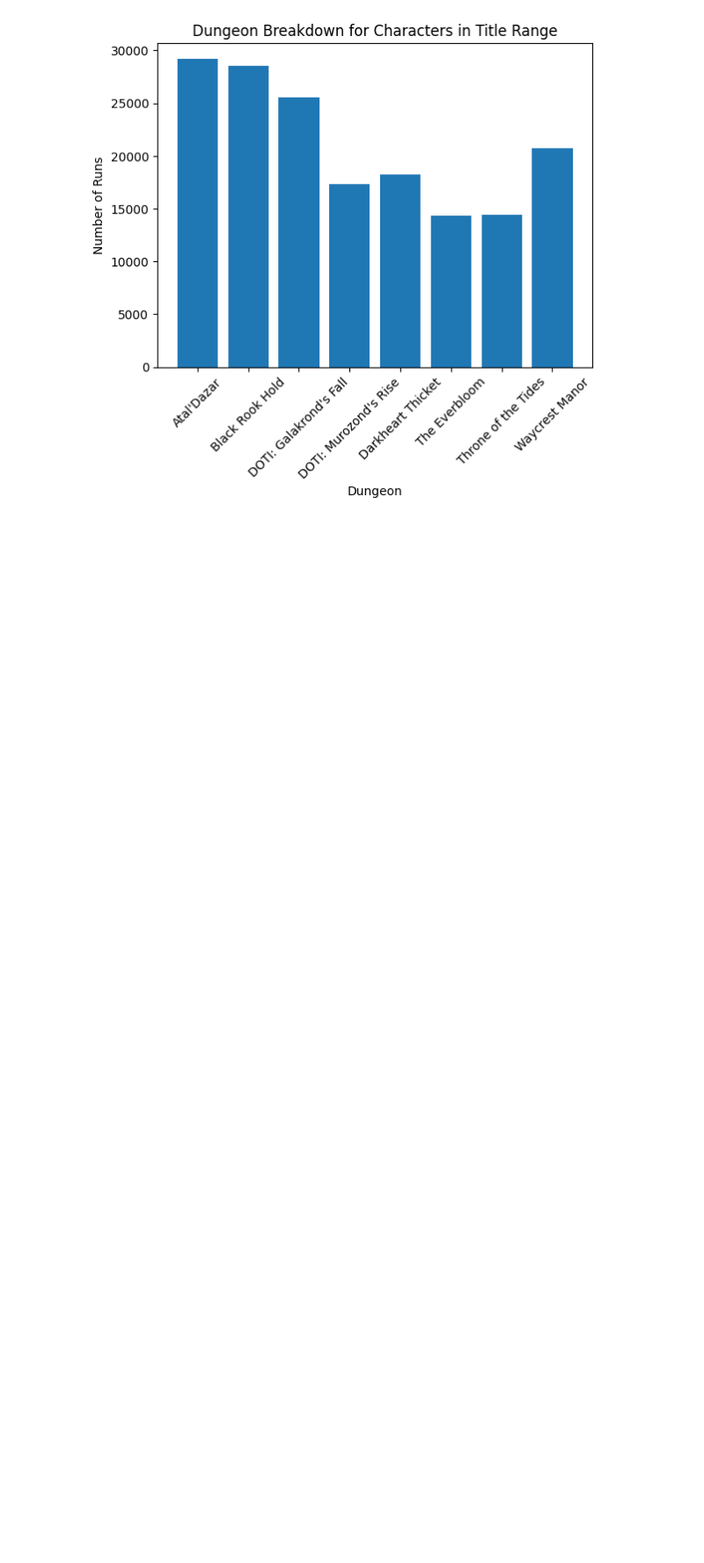
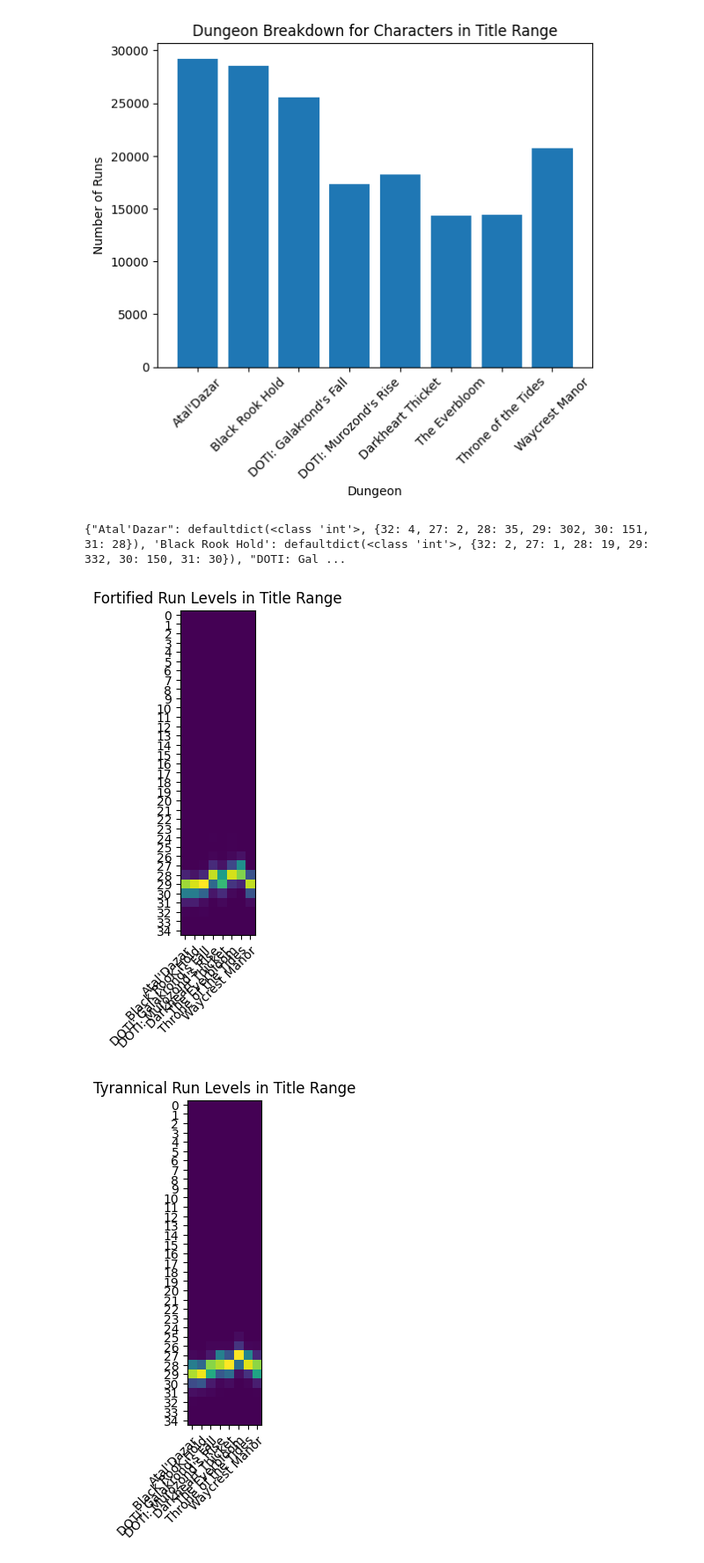
Before and after one commit to cvxluo/raider-i-know, a Jupyter notebook: analysis/analysis.ipynb, the cells around one changed output. Shown at 88% size. Drawn from its saved outputs; the diff is of its cells as text; code cells hidden in the pictures; blank space fills up the shorter version.

Commit message:
Title level key analysis for frequency

```diff
--- a/analysis/analysis.ipynb
+++ b/analysis/analysis.ipynb
@@ -316,7 +316,7 @@ print(f'Example character: {title_range_chars[0].name} ({title_range_chars[0].id
 Number of characters in title range: 1117
 Example character: Aaeldin (60145404)
 # %%
-def title_range_runs(title_score) :
+def get_title_range_runs(title_score) :
     title_range_runs = []
     title_range_run_ids = set()
     for character in tqdm(database_characters) :
@@ -330,7 +330,7 @@ def title_range_runs(title_score) :
 
     return title_range_runs
 
-title_range_runs = title_range_runs(TITLE_SCORE)
+title_range_runs = get_title_range_runs(TITLE_SCORE)
 print(f'Number of runs in title range: {len(title_range_runs)}')
 print(f'Example run: {title_range_runs[0].to_json()}')
 # %% [output]
@@ -397,3 +397,77 @@ plot_dungeon_breakdown(dungeon_breakdown_title_range, 'Dungeon Breakdown for Cha
 # %% [output]
 [figure]
 [figure]
+# %%
+def get_title_range_runs_per_dung (title_runs) :
+    fortified_runs = defaultdict(list)
+    tyrannical_runs = defaultdict(list)
+    for run in title_runs :
+        major_affix = 'Fortified' if 'Fortified' in run.weekly_modifiers else 'Tyrannical'
+
+        if major_affix == 'Fortified' :
+            fortified_runs[run.dungeon['name']].append(run)
+
+        if major_affix == 'Tyrannical' :
+            tyrannical_runs[run.dungeon['name']].append(run)
+
+
+    return {
+        'Fortified': fortified_runs,
+        'Tyrannical': tyrannical_runs
+    }
+
+title_range_runs_per_dung = get_title_range_runs_per_dung(title_range_runs)
+fortified_runs_title = title_range_runs_per_dung['Fortified']
+tyrannical_runs_title = title_range_runs_per_dung['Tyrannical']
+
+fortified_run_levels_title = { dung_name: [run.mythic_level for run in runs] for dung_name, runs in fortified_runs_title.items() }
+tyrannical_run_levels_title = { dung_name: [run.mythic_level for run in runs] for dung_name, runs in tyrannical_runs_title.items() }
+fortified_run_levels_count_title = {
+    dung_name: defaultdict(int, {
+        level: fortified_run_levels_title[dung_name].count(level)
+        for level in set(fortified_run_levels_title[dung_name])
+    })
+    for dung_name, levels in fortified_run_levels_title.items()
+}
+tyrannical_run_levels_count_title = {
+    dung_name: defaultdict(int, {
+        level: tyrannical_run_levels_title[dung_name].count(level)
+        for level in set(tyrannical_run_levels_title[dung_name])
+    })
+    for dung_name, levels in tyrannical_run_levels_title.items()
+}
+
+print(fortified_run_levels_count_title)
+
+MAX_LEVEL = 35
+def plot_dungeon_levels(dungeon_levels, title):
+
+    dung_names = sorted(dungeon_levels.keys())
+    dung_levels = {}
+    for i in range(MAX_LEVEL) :
+        dung_levels[i] = [dungeon_levels[dung_name][i] if i in dungeon_levels[dung_name] else 0 for dung_name in dung_names]
+
+
+    fig, ax = plt.subplots()
+    im = ax.imshow([dung_levels[i] for i in range(MAX_LEVEL)])
+
+    ax.set_xticks(np.arange(len(dung_names)))
+    ax.set_yticks(np.arange(MAX_LEVEL))
+    ax.set_xticklabels(dung_names)
+    ax.set_yticklabels([str(i) for i in range(MAX_LEVEL)])
+
+    plt.setp(ax.get_xticklabels(), rotation=45, ha="right", rotation_mode="anchor")
+
+    plt.title(title)
+
+    plt.show()
+
+
+
+
+plot_dungeon_levels(fortified_run_levels_count_title, 'Fortified Run Levels in Title Range')
+plot_dungeon_levels(tyrannical_run_levels_count_title, 'Tyrannical Run Levels in Title Range')
+# %% [output]
+{"Atal'Dazar": defaultdict(<class 'int'>, {32: 4, 27: 2, 28: 35, 29: 302, 30: 151, 31: 28}), 'Black Rook Hold': defaultdict(<class 'int'>, {32: 2, 27: 1, 28: 19, 29: 332, 30: 150, 31: 30}), "DOTI: Gal ...
+[figure, added]
+[figure, added]
```
